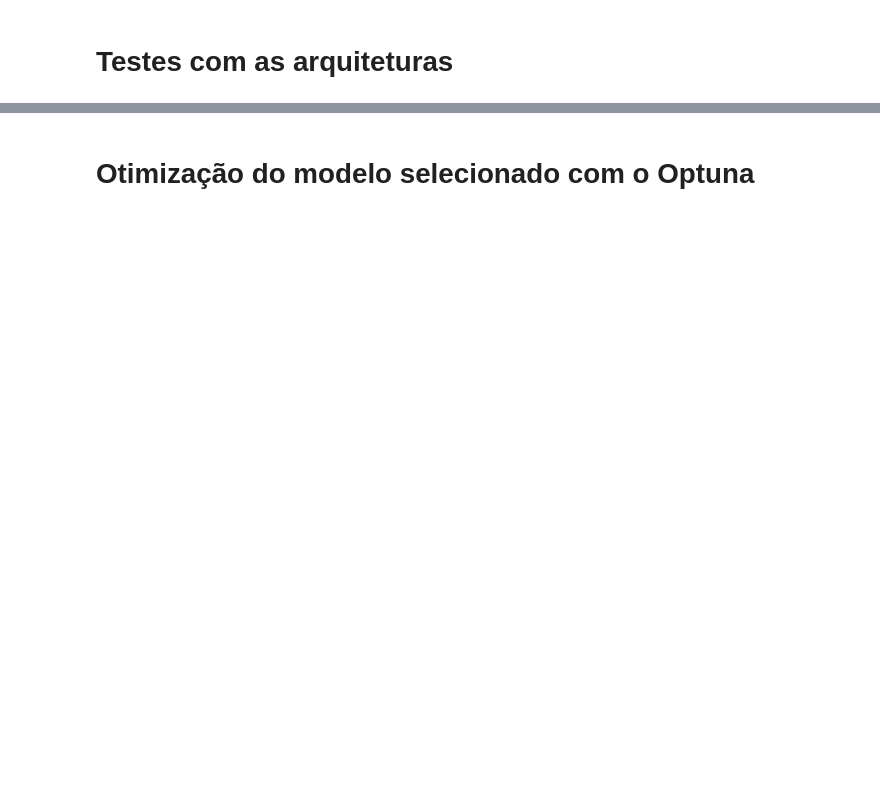
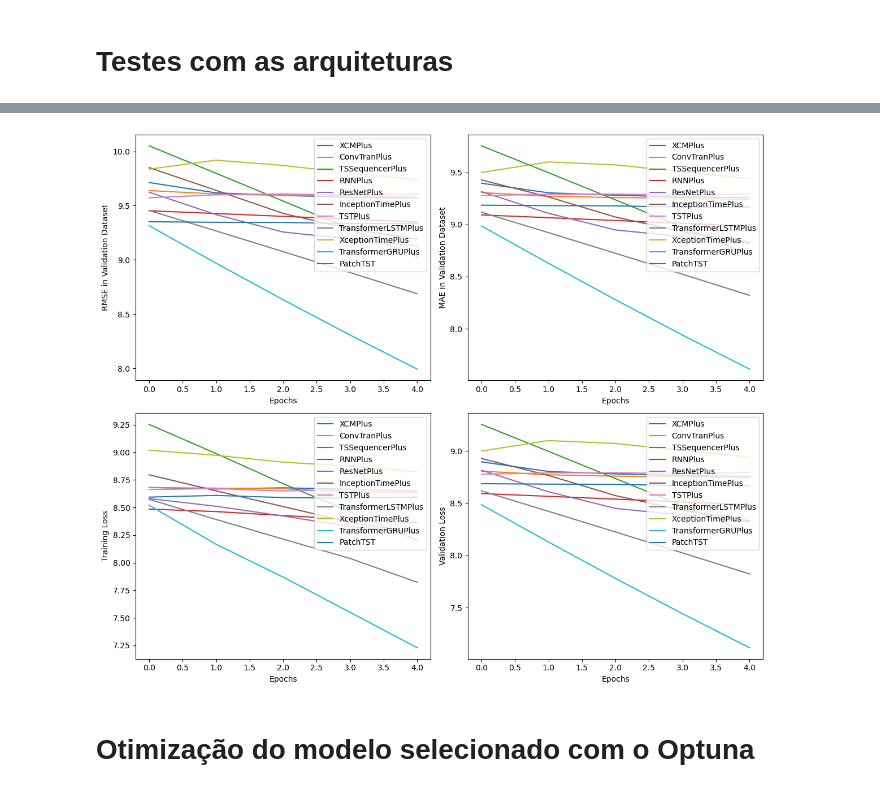
Before and after one commit to JeanArthurCostaDias/MOD17-OPTIMIZATION-AND-PREDICTION, a Jupyter notebook: Model.ipynb, the cells around one changed output, grey strips where cells are left out. Drawn from its saved outputs; the diff is of its cells as text; code cells hidden in the pictures; blank space fills up the shorter version.

```diff
--- a/Model.ipynb
+++ b/Model.ipynb
@@ -129,0 +122,41 @@ TSSequencerPlus
+# %%
+import matplotlib.pyplot as plt
+
+# Create a figure with 2x2 subplots
+fig, axs = plt.subplots(2, 2, figsize=(12, 10))
+
+# Plot RMSE on validation dataset
+for idx, archs in enumerate(resultados.keys()):
+    axs[0, 0].plot(range(len(resultados[archs]['RMSE'])), resultados[archs]['RMSE'], label=archs)
+axs[0, 0].set_ylabel('RMSE in Validation Dataset')
+axs[0, 0].set_xlabel('Epochs')
+axs[0, 0].legend(loc='upper right')
+
+# Plot MAE on validation dataset
+for idx, archs in enumerate(resultados.keys()):
+    axs[0, 1].plot(range(len(resultados[archs]['MAE'])), resultados[archs]['MAE'], label=archs)
+axs[0, 1].set_ylabel('MAE in Validation Dataset')
+axs[0, 1].set_xlabel('Epochs')
+axs[0, 1].legend(loc='upper right')
+
+# Plot training loss
+for idx, archs in enumerate(resultados.keys()):
+    axs[1, 0].plot(range(len(resultados[archs]['train loss'])), resultados[archs]['train loss'], label=archs)
+axs[1, 0].set_ylabel('Training Loss')
+axs[1, 0].set_xlabel('Epochs')
+axs[1, 0].legend(loc='upper right')
+
+# Plot validation loss
+for idx, archs in enumerate(resultados.keys()):
+    axs[1, 1].plot(range(len(resultados[archs]['valid loss'])), resultados[archs]['valid loss'], label=archs)
+axs[1, 1].set_ylabel('Validation Loss')
+axs[1, 1].set_xlabel('Epochs')
+axs[1, 1].legend(loc='upper right')
+
+# Adjust layout to avoid overlap
+plt.tight_layout()
+plt.savefig('')
+# Display the plot
+plt.show()
+# %% [output]
+[figure, added]
```
Also changed, not shown: parts of 3 cells of this notebook.
